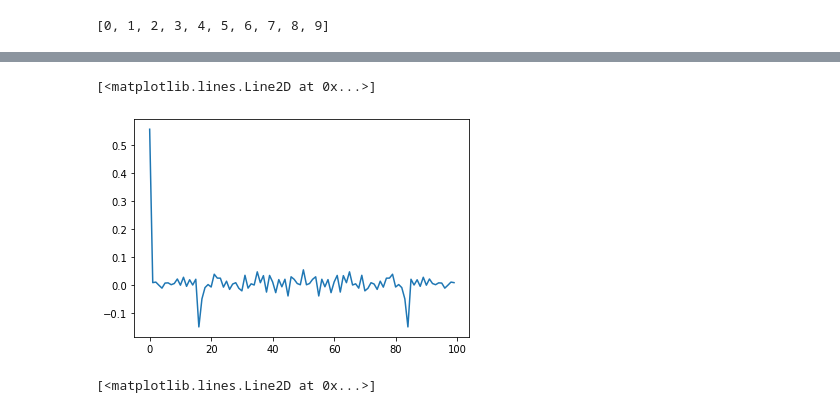
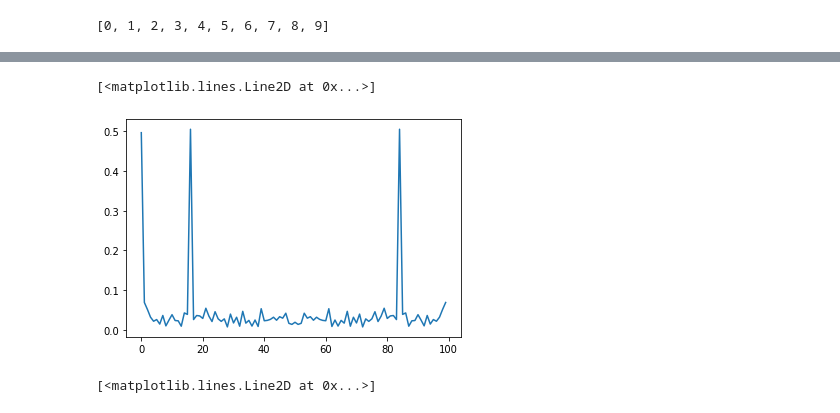
Before and after one commit to Yousousen/pulsar_analysis, a Jupyter notebook: scripts/ipynb.ipynb, the cells around one changed output, grey strips where cells are left out. Saved outputs shown, nothing was run; the diff lists cells and outputs as text; code cells hidden in the pictures.

```diff
--- a/scripts/ipynb.ipynb
+++ b/scripts/ipynb.ipynb
@@ -28,8 +30,8 @@ plt.plot(np.fft.fft(noise)/len(noise))
 # %%
-plt.plot(np.fft.fft(noise + sin )/len(noise + sin))
+plt.plot(np.abs(np.fft.fft(noise + sin )/len(noise + sin)))
 # %% [output]
 [<matplotlib.lines.Line2D at 0x...>]
-[figure, old version]
+[figure, new version]
 # %%
 plt.plot(sin)
 # %% [output]
```
Also changed, not shown: parts of 14 cells of this notebook.
